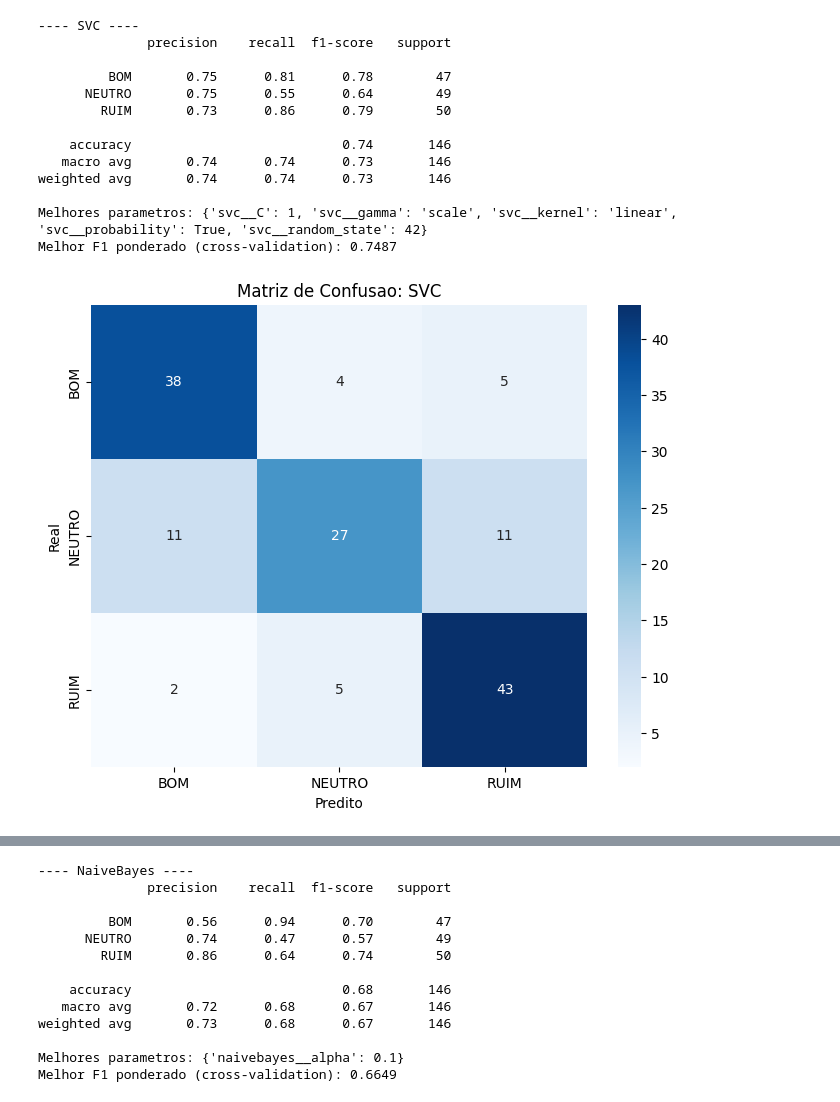
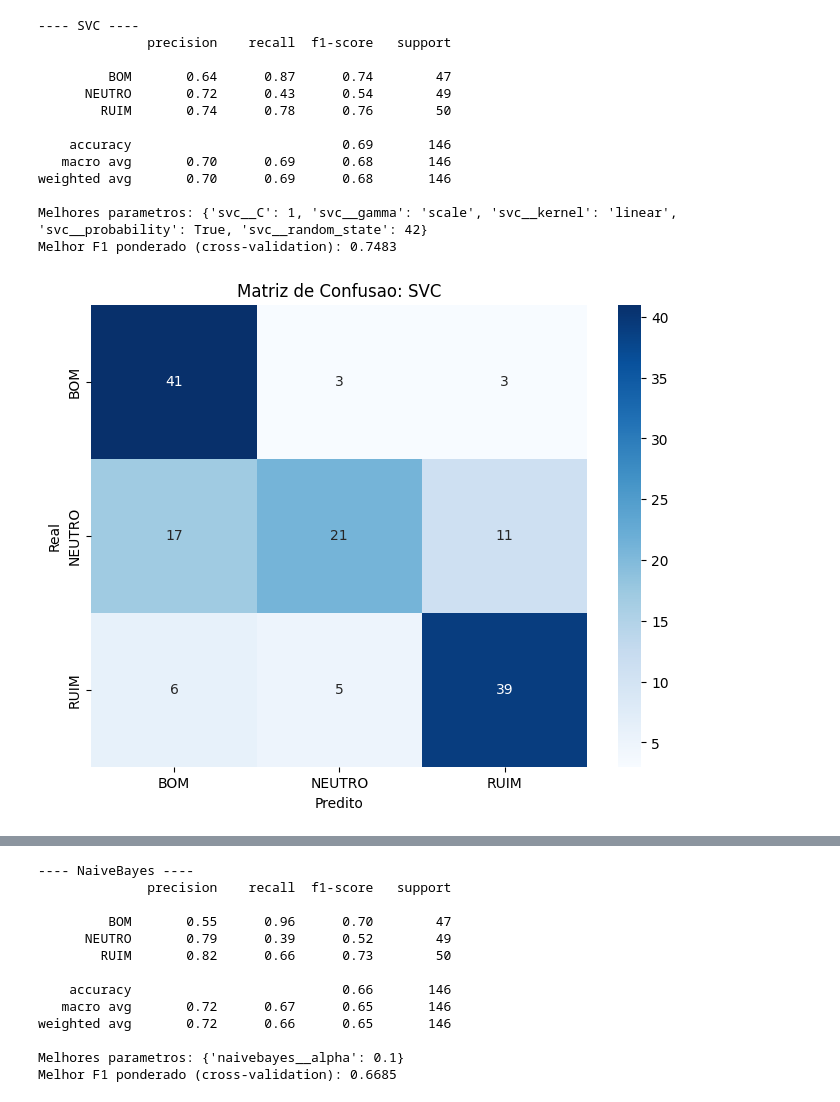
Before and after one commit to MarcioAjunior/TC, a Jupyter notebook: sklearn_model.ipynb, the cells around one changed output, grey strips where cells are left out. Drawn from its saved outputs; the diff is of its cells as text; code cells hidden in the pictures.

```diff
--- a/sklearn_model.ipynb
+++ b/sklearn_model.ipynb
@@ -71,7 +71,7 @@ results = {}
 # %%
 for model_name, (model, params) in models.items():
     pipeline = Pipeline([
-        ('tfidf', TfidfVectorizer(stop_words = stopwords.words('portuguese'), analyzer='word') ) ,
+        ('tfidf', TfidfVectorizer(analyzer='word') ) ,
         (model_name.lower(), model)
     ])
 
@@ -116,7 +116,6 @@ for model_name, (model, params) in models.items():
                  train_scores_mean + train_scores_std, alpha=0.1, color="r")
     plt.plot(train_sizes, train_scores_mean, 'o-', color="r", label="F1-Score Treinamento")
 
-    # Plotando os resultados de validação
     plt.fill_between(train_sizes, test_scores_mean - test_scores_std,
                  test_scores_mean + test_scores_std, alpha=0.1, color="g")
     plt.plot(train_sizes, test_scores_mean, 'o-', color="g", label="F1-Score Validação")
@@ -157,14 +156,14 @@ Melhor F1 ponderado (cross-validation): 0.6692
 ---- SVC ----
               precision    recall  f1-score   support
 
-         BOM       0.75      0.81      0.78        47
-      NEUTRO       0.75      0.55      0.64        49
-        RUIM       0.73      0.86      0.79        50
+         BOM       0.64      0.87      0.74        47
+      NEUTRO       0.72      0.43      0.54        49
+        RUIM       0.74      0.78      0.76        50
 
-    accuracy                           0.74       146
-   macro avg       0.74      0.74      0.73       146
-weighted avg       0.74      0.74      0.73       146
+    accuracy                           0.69       146
+   macro avg       0.70      0.69      0.68       146
+weighted avg       0.70      0.69      0.68       146
 
 Melhores parametros: {'svc__C': 1, 'svc__gamma': 'scale', 'svc__kernel': 'linear', 'svc__probability': True, 'svc__random_state': 42}
-Melhor F1 ponderado (cross-validation): 0.7487
+Melhor F1 ponderado (cross-validation): 0.7483
-[figure, old version]
+[figure, new version]
@@ -172,13 +171,13 @@ Melhor F1 ponderado (cross-validation): 0.7487
 ---- NaiveBayes ----
               precision    recall  f1-score   support
 
-         BOM       0.56      0.94      0.70        47
-      NEUTRO       0.74      0.47      0.57        49
-        RUIM       0.86      0.64      0.74        50
+         BOM       0.55      0.96      0.70        47
+      NEUTRO       0.79      0.39      0.52        49
+        RUIM       0.82      0.66      0.73        50
 
-    accuracy                           0.68       146
-   macro avg       0.72      0.68      0.67       146
-weighted avg       0.73      0.68      0.67       146
+    accuracy                           0.66       146
+   macro avg       0.72      0.67      0.65       146
+weighted avg       0.72      0.66      0.65       146
 
 Melhores parametros: {'naivebayes__alpha': 0.1}
-Melhor F1 ponderado (cross-validation): 0.6649
+Melhor F1 ponderado (cross-validation): 0.6685
```
Also changed, not shown: parts of 1 cell of this notebook, 2 other files.
